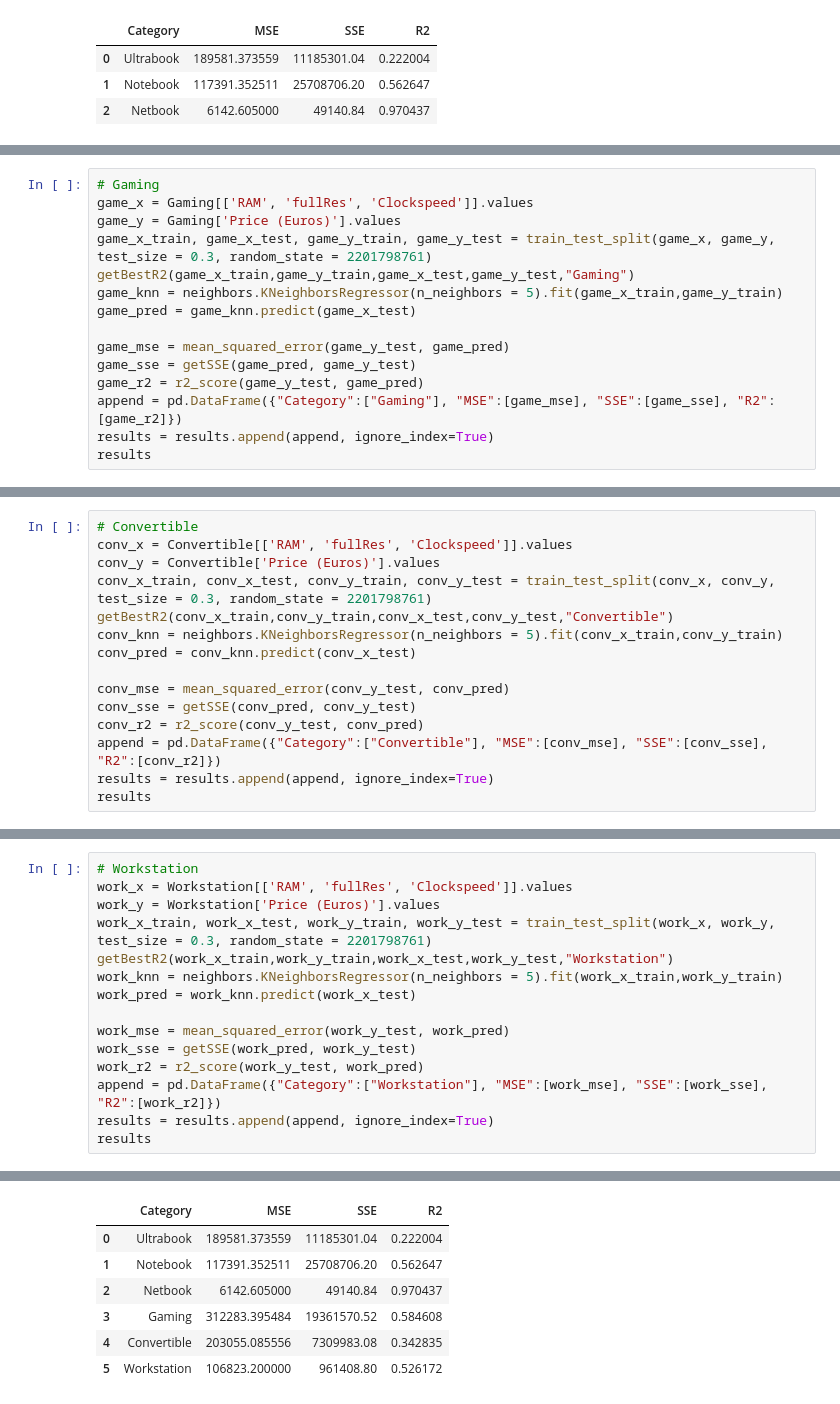
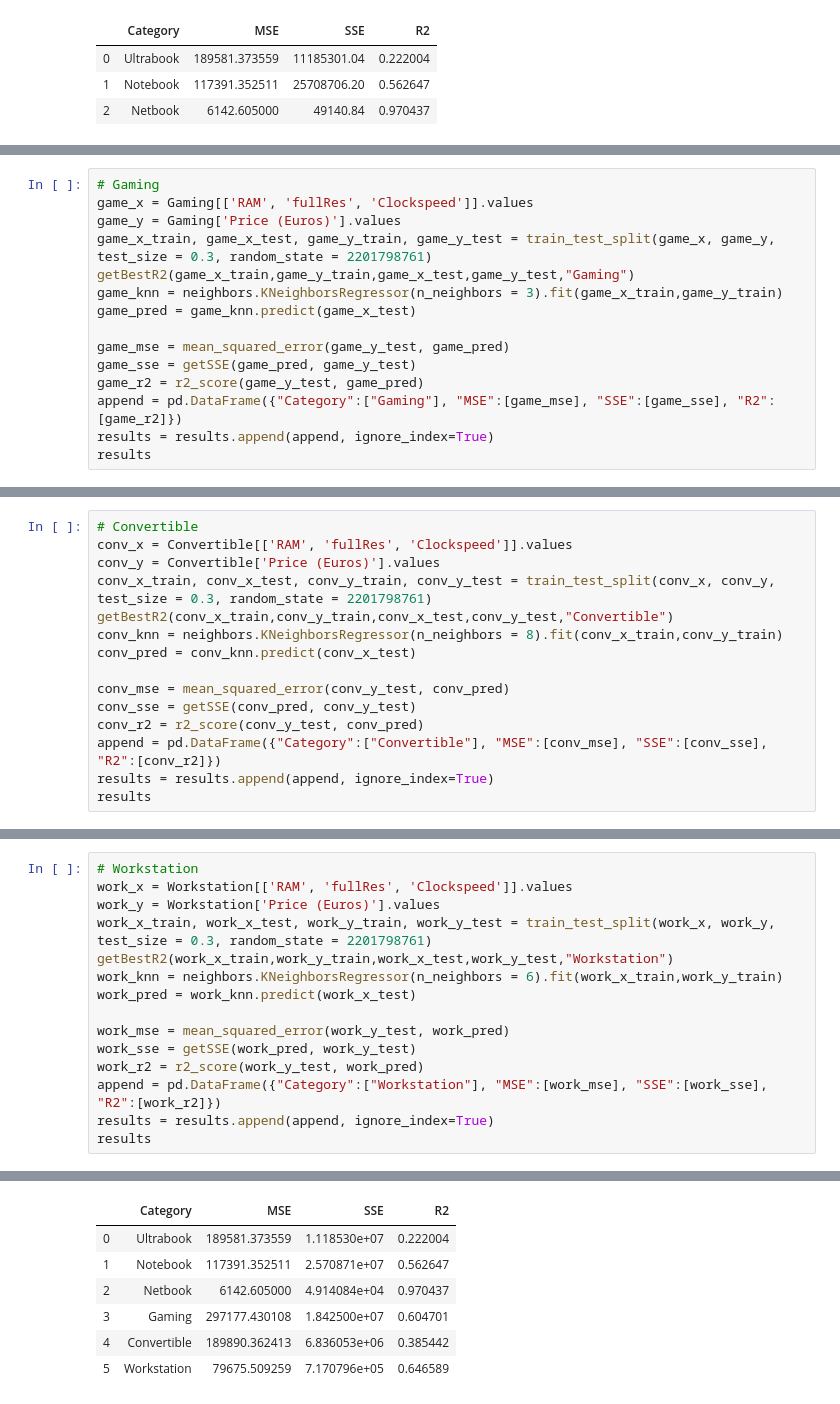
Before and after one commit to nicholasm185/Data-Science-Final-Project, a Jupyter notebook: KNearestNeighbour.ipynb, the cells around one changed output, grey strips where cells are left out. Saved outputs shown, nothing was run; the diff lists cells and outputs as text.

```diff
--- a/KNearestNeighbour.ipynb
+++ b/KNearestNeighbour.ipynb
@@ -181,7 +181,7 @@ game_x = Gaming[['RAM', 'fullRes', 'Clockspeed']].values
 game_y = Gaming['Price (Euros)'].values
 game_x_train, game_x_test, game_y_train, game_y_test = train_test_split(game_x, game_y, test_size = 0.3, random_state = 2201798761)
 getBestR2(game_x_train,game_y_train,game_x_test,game_y_test,"Gaming")
-game_knn = neighbors.KNeighborsRegressor(n_neighbors = 5).fit(game_x_train,game_y_train)
+game_knn = neighbors.KNeighborsRegressor(n_neighbors = 3).fit(game_x_train,game_y_train)
 game_pred = game_knn.predict(game_x_test)
 
 game_mse = mean_squared_error(game_y_test, game_pred)
@@ -207,7 +207,7 @@ conv_x = Convertible[['RAM', 'fullRes', 'Clockspeed']].values
 conv_y = Convertible['Price (Euros)'].values
 conv_x_train, conv_x_test, conv_y_train, conv_y_test = train_test_split(conv_x, conv_y, test_size = 0.3, random_state = 2201798761)
 getBestR2(conv_x_train,conv_y_train,conv_x_test,conv_y_test,"Convertible")
-conv_knn = neighbors.KNeighborsRegressor(n_neighbors = 5).fit(conv_x_train,conv_y_train)
+conv_knn = neighbors.KNeighborsRegressor(n_neighbors = 8).fit(conv_x_train,conv_y_train)
 conv_pred = conv_knn.predict(conv_x_test)
 
 conv_mse = mean_squared_error(conv_y_test, conv_pred)
@@ -231,27 +231,27 @@ plotResults(Convertible,"Convertible",conv_y,conv_x_test,conv_y_test,conv_pred)
 # %%
 # Workstation
 work_x = Workstation[['RAM', 'fullRes', 'Clockspeed']].values
 work_y = Workstation['Price (Euros)'].values
 work_x_train, work_x_test, work_y_train, work_y_test = train_test_split(work_x, work_y, test_size = 0.3, random_state = 2201798761)
 getBestR2(work_x_train,work_y_train,work_x_test,work_y_test,"Workstation")
-work_knn = neighbors.KNeighborsRegressor(n_neighbors = 5).fit(work_x_train,work_y_train)
+work_knn = neighbors.KNeighborsRegressor(n_neighbors = 6).fit(work_x_train,work_y_train)
 work_pred = work_knn.predict(work_x_test)
 
 work_mse = mean_squared_error(work_y_test, work_pred)
 work_sse = getSSE(work_pred, work_y_test)
 work_r2 = r2_score(work_y_test, work_pred)
 append = pd.DataFrame({"Category":["Workstation"], "MSE":[work_mse], "SSE":[work_sse], "R2":[work_r2]})
 results = results.append(append, ignore_index=True)
 results
 # %% [output]
 [figure]
 |  | Category | MSE | SSE | R2 |
-| 0 | Ultrabook | 189581.373559 | 11185301.04 | 0.222004 |
-| 1 | Notebook | 117391.352511 | 25708706.20 | 0.562647 |
-| 2 | Netbook | 6142.605000 | 49140.84 | 0.970437 |
-| 3 | Gaming | 312283.395484 | 19361570.52 | 0.584608 |
-| 4 | Convertible | 203055.085556 | 7309983.08 | 0.342835 |
-| 5 | Workstation | 106823.200000 | 961408.80 | 0.526172 |
+| 0 | Ultrabook | 189581.373559 | 1.118530e+07 | 0.222004 |
+| 1 | Notebook | 117391.352511 | 2.570871e+07 | 0.562647 |
+| 2 | Netbook | 6142.605000 | 4.914084e+04 | 0.970437 |
+| 3 | Gaming | 297177.430108 | 1.842500e+07 | 0.604701 |
+| 4 | Convertible | 189890.362413 | 6.836053e+06 | 0.385442 |
+| 5 | Workstation | 79675.509259 | 7.170796e+05 | 0.646589 |
 # %%
 plotResults(Workstation,"Workstation",work_y,work_x_test,work_y_test,work_pred)
 # %% [output]
```
Also changed, not shown: parts of 12 cells of this notebook, 1 other file.
